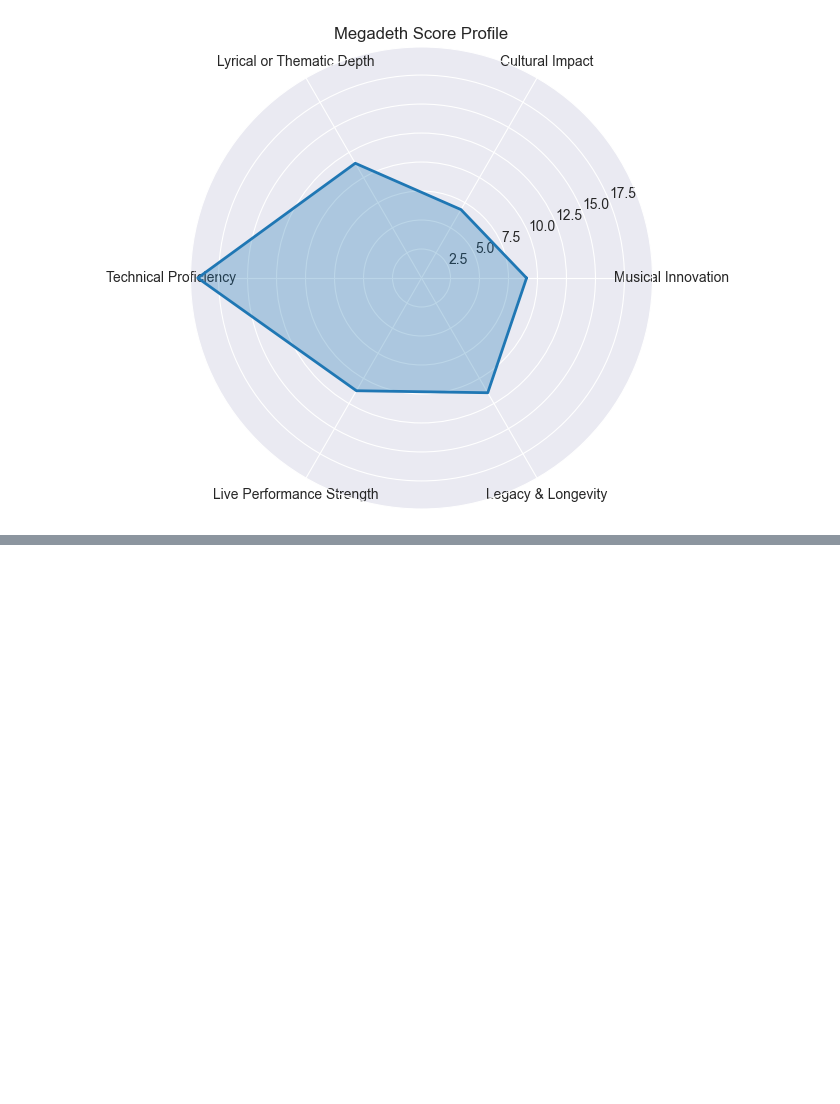
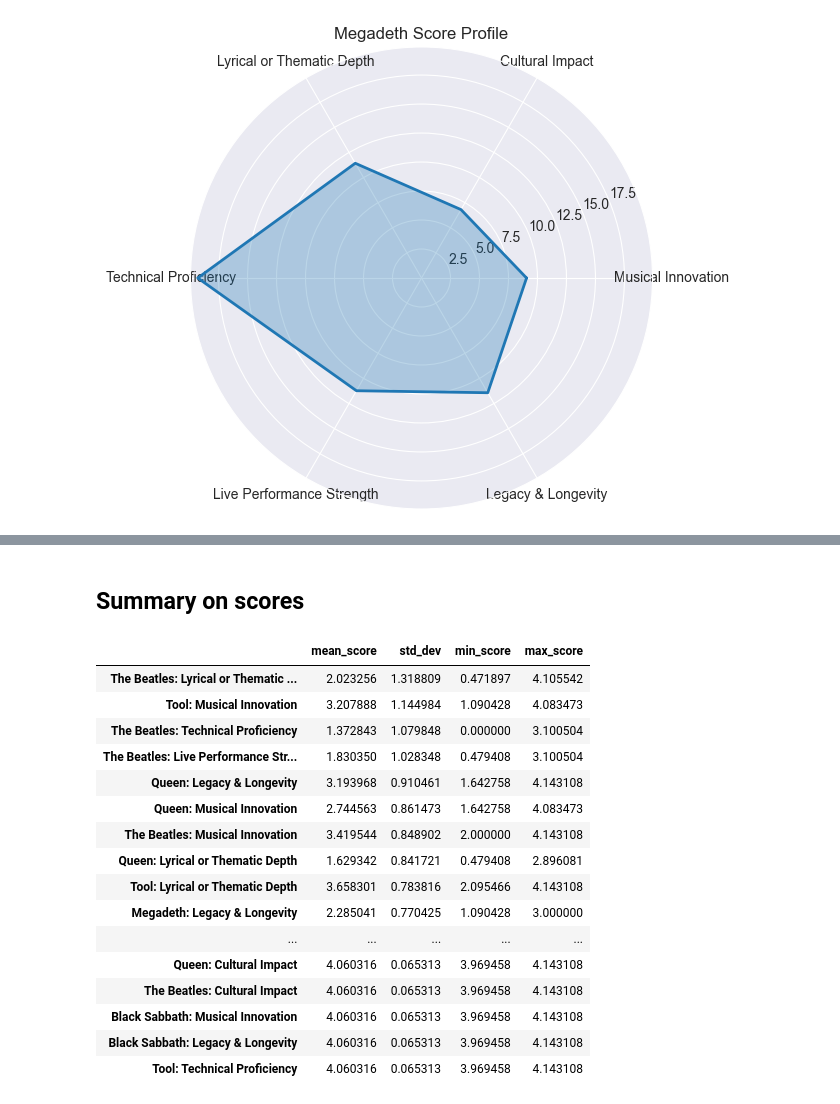
Before and after one commit to AI-Agents-Prompts-to-Multi-Agent-Sys/Quantitative-Eval, a Jupyter notebook: Quantitative-Eval.ipynb, the cells around one changed output, grey strips where cells are left out. Saved outputs shown, nothing was run; the diff lists cells and outputs as text; code cells hidden in the pictures; blank space fills up the shorter version.

```diff
--- a/Quantitative-Eval.ipynb
+++ b/Quantitative-Eval.ipynb
@@ -456,21 +466,20 @@ plt.show()
 # %%
-import numpy as np
-
-# Compute standard deviation of rankings across agents
-band_ranks = {band: [] for band in ITEMS}
-for agent in PERSONAS:
-    for i, band in enumerate(result[f"{agent}_ranking"]):
-        band_ranks[band].append(i + 1)
+item_ranks = {item: [] for item in ITEMS}
+for vote in weighted_votes:
+    for item, rank in zip(vote['df'][EVALUATION_SUBJECT], vote['df']['Rank']):
+        item_ranks[item].append(rank)
 
 stats = {
-    band: {
+    item: {
         "mean_rank": np.mean(ranks),
         "std_dev": np.std(ranks),
         "min_rank": min(ranks),
         "max_rank": max(ranks)
     }
-    for band, ranks in band_ranks.items()
+    for item, ranks in item_ranks.items()
 }
 
+# change this value to sort by a different statistic ⬇️. This currently shows the diversity of opinions.
 rank_stats_df = pd.DataFrame(stats).T.sort_values("std_dev", ascending=False)
+
 rank_stats_df
@@ -502,0 +498,41 @@ plt.show()
+# %% [markdown]
+## Summary on scores
+# %%
+item_scores = {f'{item}: {criteria}': [] for item in ITEMS for criteria in criteria_keys}
+for vote in weighted_votes:
+    for criteria in criteria_keys:
+        for item, score in zip(vote['df'][EVALUATION_SUBJECT], vote['df'][criteria]):
+            item_scores[f'{item}: {criteria}'].append(score)
+
+stats = {
+    item: {
+        "mean_score": np.mean(ranks),
+        "std_dev": np.std(ranks),
+        "min_score": min(ranks),
+        "max_score": max(ranks)
+    }
+    for item, ranks in item_scores.items()
+}
+
+# change this value to sort by a different statistic ⬇️. This currently shows the diversity of opinions.
+score_stats_df = pd.DataFrame(stats).T.sort_values("std_dev", ascending=False)
+
+score_stats_df
+# %% [output]
+|  | mean_score | std_dev | min_score | max_score |
+| The Beatles: Lyrical or Thematic ... | 2.023256 | 1.318809 | 0.471897 | 4.105542 |
+| Tool: Musical Innovation | 3.207888 | 1.144984 | 1.090428 | 4.083473 |
+| The Beatles: Technical Proficiency | 1.372843 | 1.079848 | 0.000000 | 3.100504 |
+| The Beatles: Live Performance Str... | 1.830350 | 1.028348 | 0.479408 | 3.100504 |
+| Queen: Legacy & Longevity | 3.193968 | 0.910461 | 1.642758 | 4.143108 |
+| Queen: Musical Innovation | 2.744563 | 0.861473 | 1.642758 | 4.083473 |
+| The Beatles: Musical Innovation | 3.419544 | 0.848902 | 2.000000 | 4.143108 |
+| Queen: Lyrical or Thematic Depth | 1.629342 | 0.841721 | 0.479408 | 2.896081 |
+| Tool: Lyrical or Thematic Depth | 3.658301 | 0.783816 | 2.095466 | 4.143108 |
+| Megadeth: Legacy & Longevity | 2.285041 | 0.770425 | 1.090428 | 3.000000 |
+| ... | ... | ... | ... | ... |
+| Queen: Cultural Impact | 4.060316 | 0.065313 | 3.969458 | 4.143108 |
+| The Beatles: Cultural Impact | 4.060316 | 0.065313 | 3.969458 | 4.143108 |
+| Black Sabbath: Musical Innovation | 4.060316 | 0.065313 | 3.969458 | 4.143108 |
+| Black Sabbath: Legacy & Longevity | 4.060316 | 0.065313 | 3.969458 | 4.143108 |
+| Tool: Technical Proficiency | 4.060316 | 0.065313 | 3.969458 | 4.143108 |
```
Also changed, not shown: parts of 27 cells of this notebook, 1 other file.
